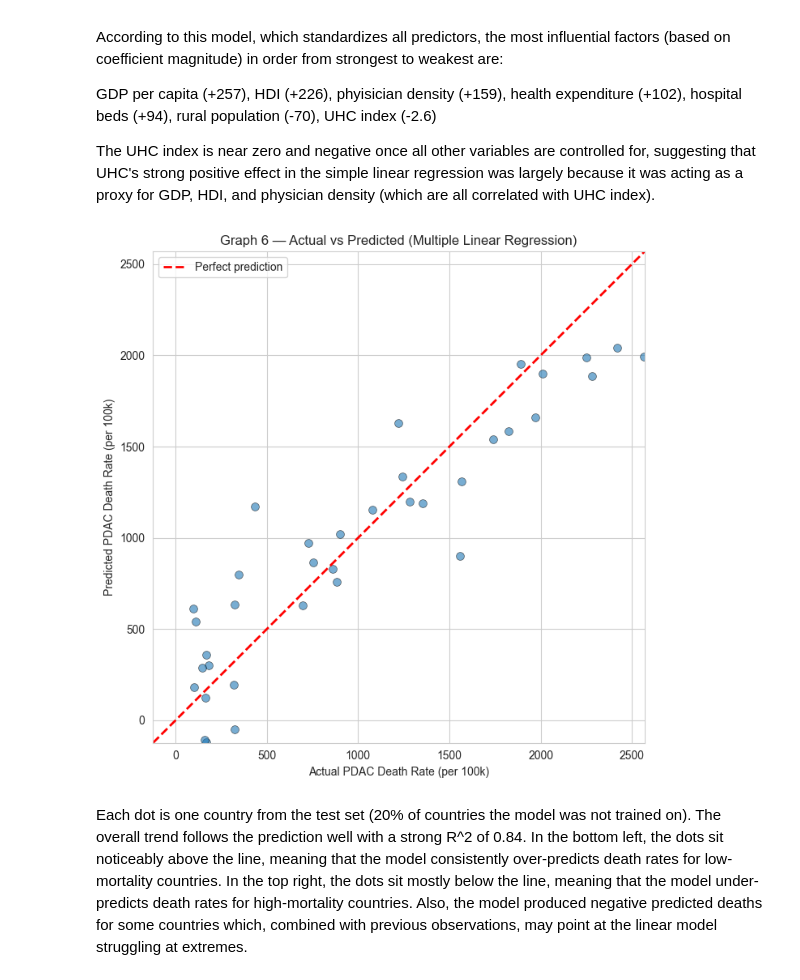
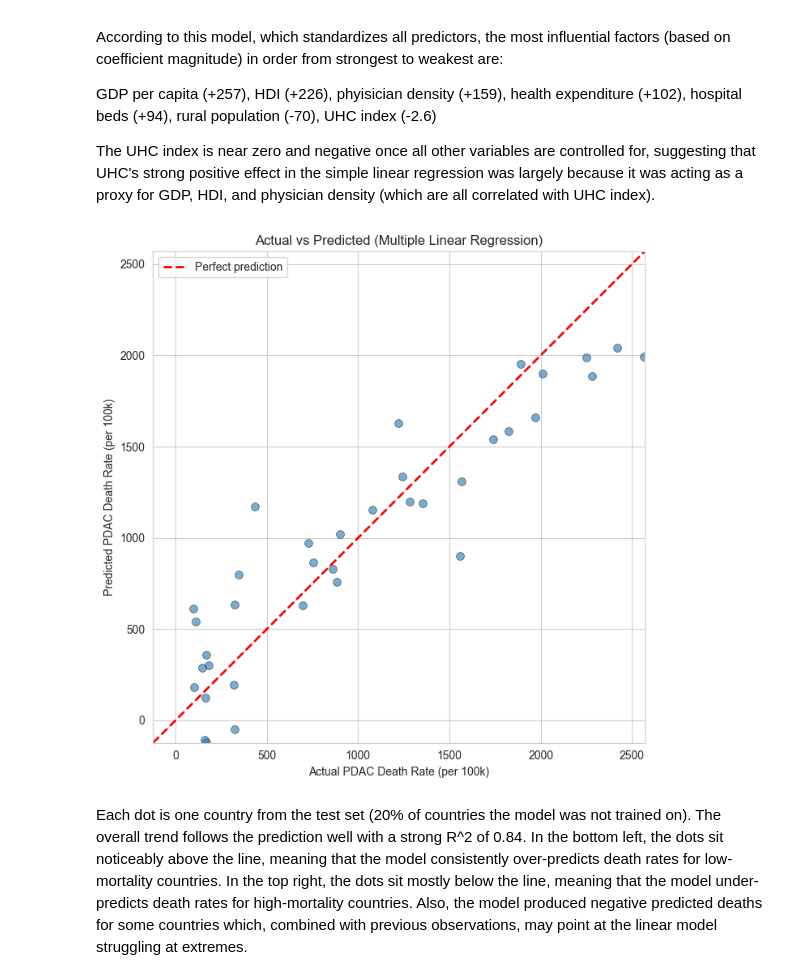
Before and after one commit to miatran8/rp4, a Jupyter notebook: PDAC Regression Analysis.ipynb, the cells around one changed output. Saved outputs shown, nothing was run; the diff lists cells and outputs as text; code cells hidden in the pictures.

```diff
--- a/PDAC Regression Analysis.ipynb
+++ b/PDAC Regression Analysis.ipynb
@@ -433,21 +433,21 @@ The UHC index is near zero and negative once all other variables are controlled
 # %%
 fig, ax = plt.subplots(figsize=(7, 7))
 ax.scatter(y_test, y_pred_mlr, alpha=0.6, edgecolors="k", linewidth=0.5, s=50)
 lims = [min(y_test.min(), y_pred_mlr.min()) - 1,
         max(y_test.max(), y_pred_mlr.max()) + 1]
 ax.plot(lims, lims, "r--", lw=2, label="Perfect prediction")
 ax.set_xlim(lims); ax.set_ylim(lims)
 ax.set_xlabel("Actual PDAC Death Rate (per 100k)")
 ax.set_ylabel("Predicted PDAC Death Rate (per 100k)")
-ax.set_title("Graph 6 — Actual vs Predicted (Multiple Linear Regression)")
+ax.set_title("Actual vs Predicted (Multiple Linear Regression)")
 ax.legend()
 ax.set_aspect("equal")
 plt.tight_layout()
-plt.savefig("graph06_actual_vs_predicted.png")
+plt.savefig("actual_vs_predicted.png")
 plt.show()
 plt.close()
 # %% [output]
-[figure, old version]
+[figure, new version]
 # %% [markdown]
 Each dot is one country from the test set (20% of countries the model was not trained on). The overall trend follows the prediction well with a strong R^2 of 0.84. In the bottom left, the dots sit noticeably above the line, meaning that the model consistently over-predicts death rates for low-mortality countries. In the top right, the dots sit mostly below the line, meaning that the model under-predicts death rates for high-mortality countries. Also, the model produced negative predicted deaths for some countries which, combined with previous observations, may point at the linear model struggling at extremes.
 # %%
```
Also changed, not shown: parts of 5 cells of this notebook, 6 other files.
